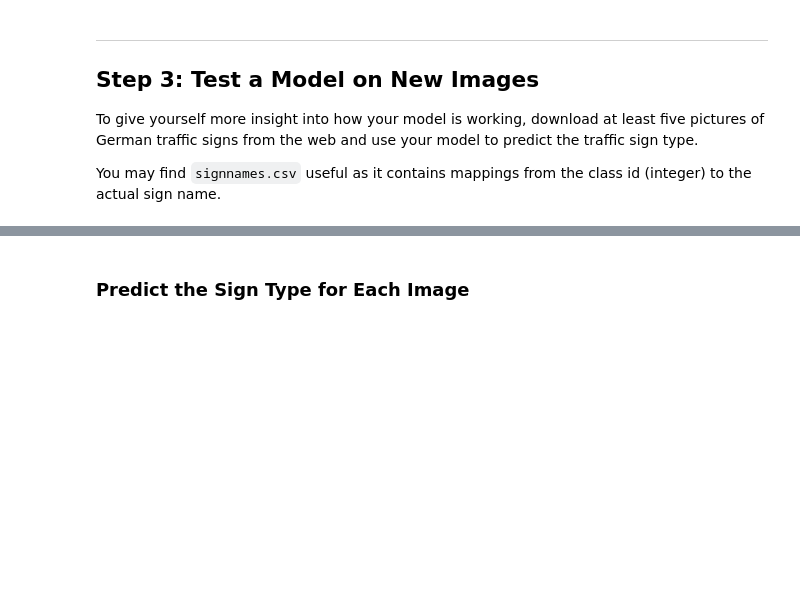
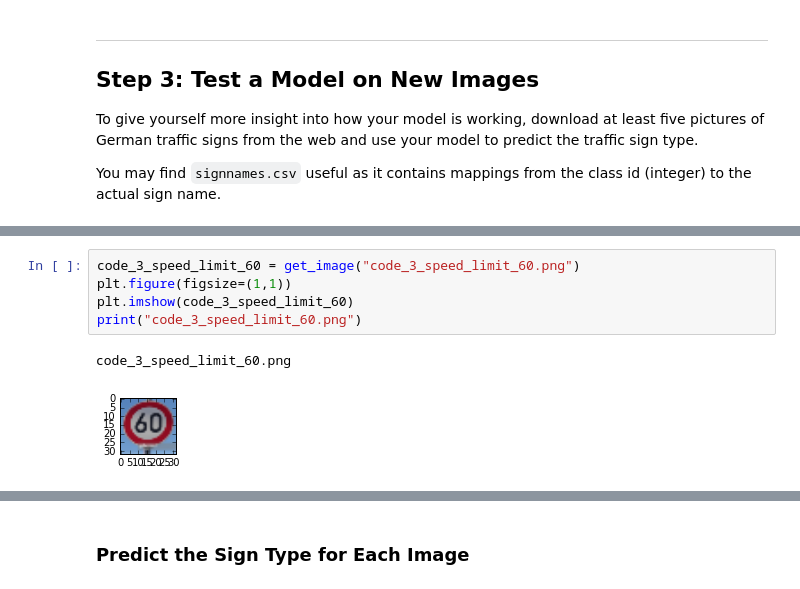
Before and after one commit to bogdan-marian/CarND-Traffic-Sign-Classifier-Project, a Jupyter notebook: Traffic_Sign_Classifier.ipynb, the cells around one changed output, grey strips where cells are left out. Saved outputs shown, nothing was run; the diff lists cells and outputs as text; blank space fills up the shorter version.

```diff
--- a/Traffic_Sign_Classifier.ipynb
+++ b/Traffic_Sign_Classifier.ipynb
@@ -354,0 +362,8 @@ with tf.Session() as sess:
+# %%
+code_3_speed_limit_60 = get_image("code_3_speed_limit_60.png")
+plt.figure(figsize=(1,1))
+plt.imshow(code_3_speed_limit_60)
+print("code_3_speed_limit_60.png")
+# %% [output]
+code_3_speed_limit_60.png
+[figure, added]
```
Also changed, not shown: parts of 15 cells of this notebook, 9 other files.
